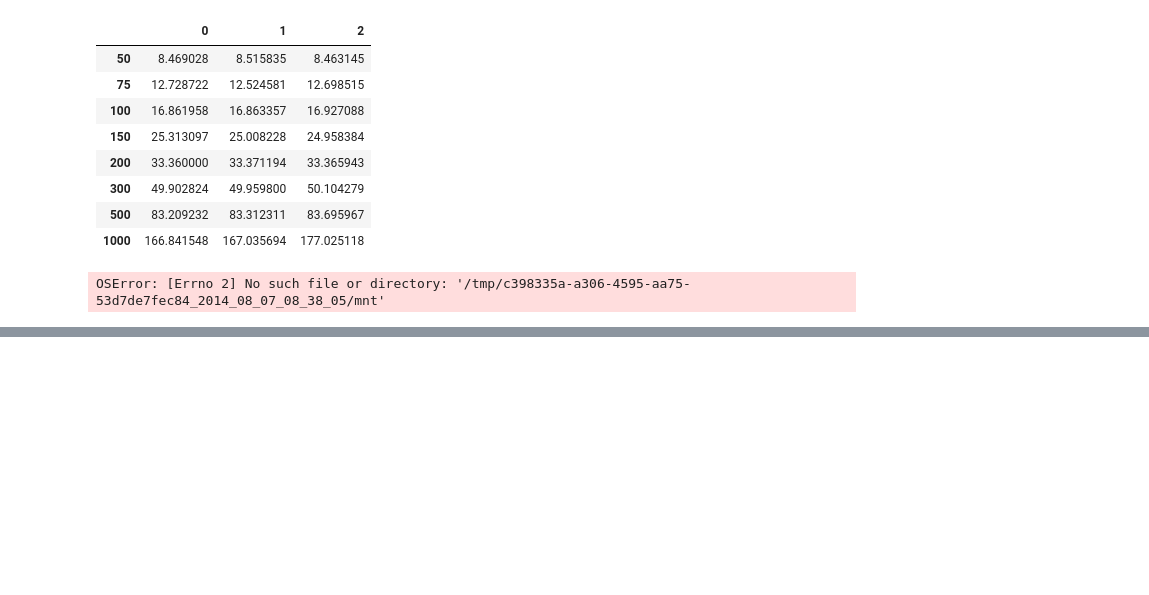
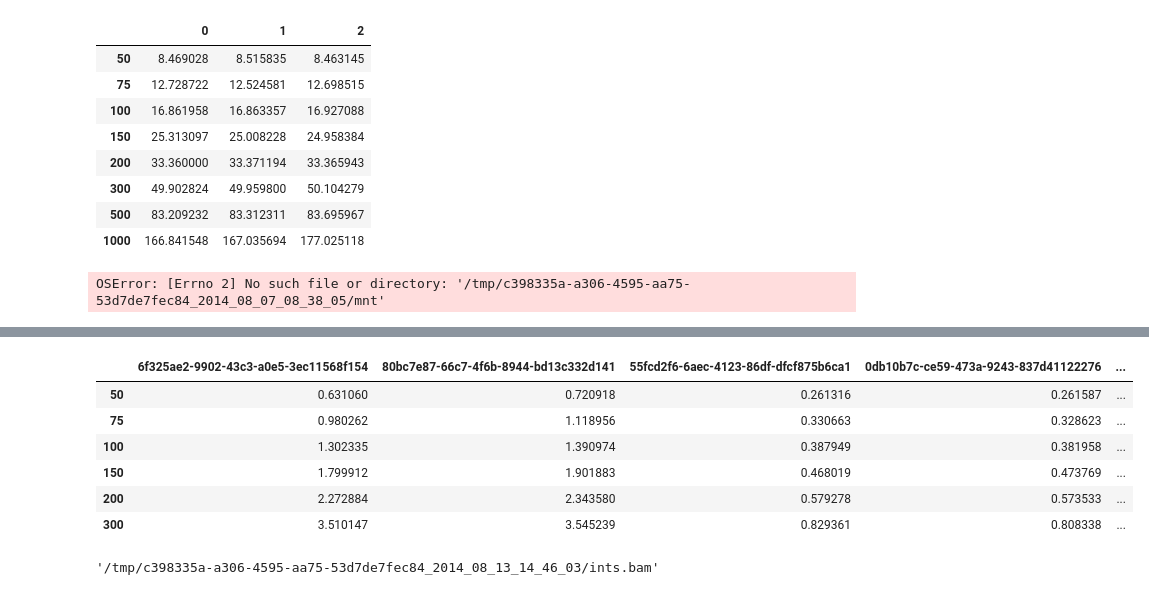
Before and after one commit to cdeboever3/pptmut, a Jupyter notebook: notebooks/call_mutations_profiling.ipynb, the cells around one changed output, grey strips where cells are left out. Cells and saved outputs as stored; diff of their text form; code cells hidden in the pictures; blank space fills up the shorter version.

```diff
--- a/notebooks/call_mutations_profiling.ipynb
+++ b/notebooks/call_mutations_profiling.ipynb
@@ -117,3 +132,26 @@ I want to estimate how long it will take to get the reads from
 my intervals. I also want to know whether it's faster to do
 many calls with `samtools view` or just one call with all of the
 intervals at once. I'm guessing there isn't much difference there.
+# %%
+def profile_gtfuse(fnc, samples=samples, intervals=intervals):
+    num_samples = 5
+    bams = [mount_bam(samples.ix[i, 'tumor_analysis_id'])
+            for i in range(num_samples)]
+    test_intervals = [50, 75, 100, 150, 200, 300]
+    times = pd.DataFrame(0, index=test_intervals,
+                         columns=samples.tumor_analysis_id.head(num_samples).values)
+    for n in test_intervals:
+        ntimes = []
+        for b in bams:
+            t = timeit('{}(\'{}\', intervals.head({}))'.format(fnc.__name__,
+                                                           b,
+                                                           n),
+                       setup=('from __main__ import {}, intervals'.format(fnc.__name__)),
+                       number=1)
+            ntimes.append(t)
+        times.ix[n] = ntimes
+    for b in bams:
+        unmount_bam(b)
+    return times
+# %%
+res1 = profile_gtfuse(reads_from_intervals)
@@ -178,0 +294,10 @@ OSError: [Errno 2] No such file or directory: '/tmp/c398335a-a306-4595-aa75-53d7
+# %%
+res1
+# %% [output]
+|  | 6f325ae2-9902-43c3-a0e5-3ec11568f154 | 80bc7e87-66c7-4f6b-8944-bd13c332d141 | 55fcd2f6-6aec-4123-86df-dfcf875b6ca1 | 0db10b7c-ce59-473a-9243-837d41122276 | ... |
+| 50 | 0.631060 | 0.720918 | 0.261316 | 0.261587 | ... |
+| 75 | 0.980262 | 1.118956 | 0.330663 | 0.328623 | ... |
+| 100 | 1.302335 | 1.390974 | 0.387949 | 0.381958 | ... |
+| 150 | 1.799912 | 1.901883 | 0.468019 | 0.473769 | ... |
+| 200 | 2.272884 | 2.343580 | 0.579278 | 0.573533 | ... |
+| 300 | 3.510147 | 3.545239 | 0.829361 | 0.808338 | ... |
@@ -178,0 +306,4 @@ OSError: [Errno 2] No such file or directory: '/tmp/c398335a-a306-4595-aa75-53d7
+# %%
+bb
+# %% [output]
+'/tmp/c398335a-a306-4595-aa75-53d7de7fec84_2014_08_13_14_46_03/ints.bam'
```
Also changed, not shown: parts of 17 cells of this notebook, 3 other files.
